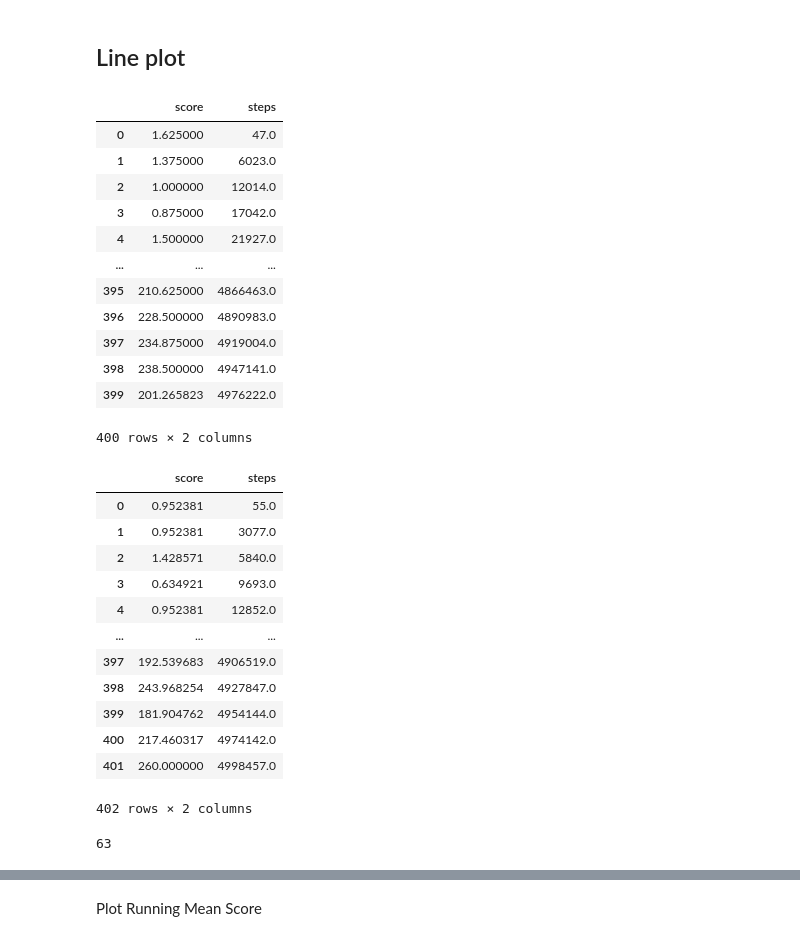
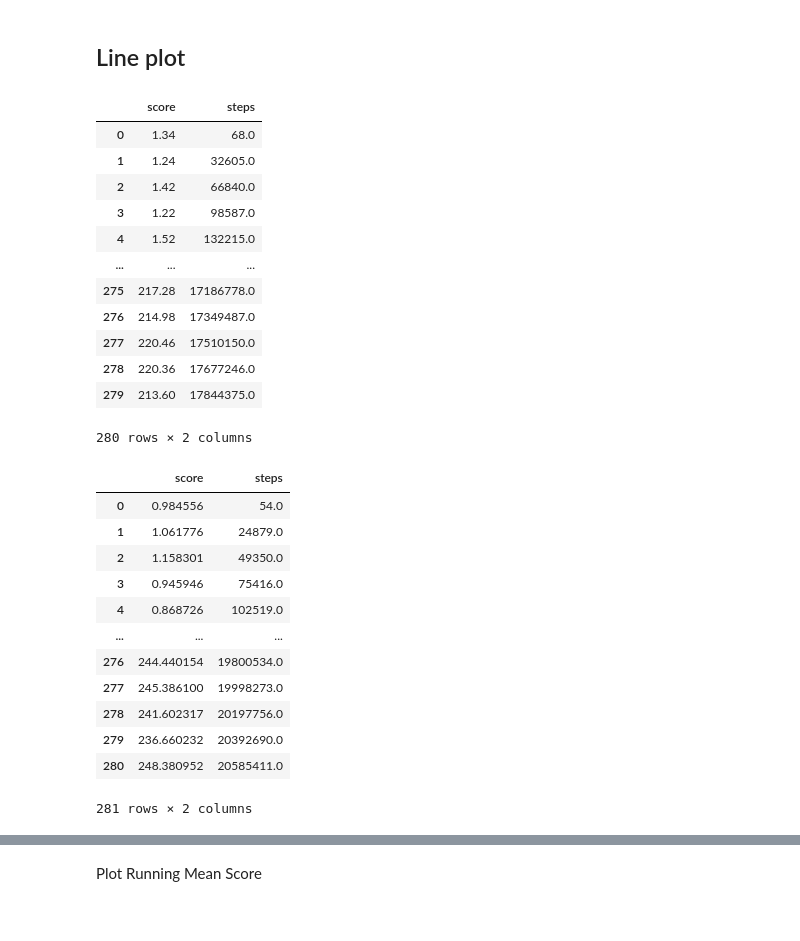
Before and after one commit to vietnhprivat/snake_ai, a Jupyter notebook: src/Classes/data_collection.ipynb, the cells around one changed output, grey strips where cells are left out. Drawn from its saved outputs; the diff is of its cells as text; code cells hidden in the pictures.

```diff
--- a/src/Classes/data_collection.ipynb
+++ b/src/Classes/data_collection.ipynb
@@ -37,8 +37,8 @@ def load_data(file_path):
     return dataframe
 
 # Defining data
-onestep = load_data(file_path='DQL_PLOT\TEST_PLOTS\plot_file_onestep_15_01.pkl')
-vector = load_data(file_path='DQL_PLOT\TEST_PLOTS\plot_file_vector_15_01.pkl')
+onestep = load_data(file_path='DQL_PLOT\TEST_PLOTS\onestep_training_17_01.pkl')
+vector = load_data(file_path=r'DQL_PLOT\TEST_PLOTS\vector_training_17_01.pkl')
 # %% [markdown]
 Plot score data
 # %%
@@ -76,65 +78,72 @@ def get_batch(dataframe, mode='max', batch_size=100):
 
     # Calculate the number of batches and the size of the last batch
     num_batches = len(score) // batch_size
     last_batch_size = len(score) % batch_size
 
     # Creating batches
     batched_games = np.array(np.split(score[0: num_batches*batch_size], num_batches))
 
     if mode == 'mean':
         # Calculating mean of each batch
+        batched_rest_mean = np.array(np.mean(score[num_batches*batch_size:]))
+        batched_mean = np.mean(batched_games, axis=1)
+    if mode == 'max':
         batched_rest_mean = np.array(np.max(score[num_batches*batch_size:]))
         batched_mean = np.max(batched_games, axis=1)
-    else:
-        batched_rest_mean = np.array(np.mean(score[num_batches*batch_size:]))
-        batched_mean = np.mean(batched_games, axis=1)
 
     # Greating batched mean and batched game
     batched_score = np.concatenate((batched_mean, [batched_rest_mean]))
     batched_game = game[::batch_size]
 
     data = {'score' : batched_score,
             'steps' : batched_game}
 
     batched_df = pd.DataFrame(data = data)
 
     return batched_df
 
-onestep_max = get_batch(onestep, mode='max', batch_size=80)
-vector_max = get_batch(vector, mode='max', batch_size=63)
 
-display(onestep_max, vector_max)
+
+
+
+onestep_max = get_batch(onestep, mode='mean', batch_size=500)
+
+score = np.array(vector['scores'])
+convert = len(score)//len(onestep_max)
+
+vector_max = get_batch(vector, mode='mean', batch_size=convert)
 
 score = np.array(vector['scores'])
 len(score)//len(onestep_max)
+
+display(onestep_max, vector_max)
 # %% [output]
 |  | score | steps |
-| 0 | 1.625000 | 47.0 |
-| 1 | 1.375000 | 6023.0 |
-| 2 | 1.000000 | 12014.0 |
-| 3 | 0.875000 | 17042.0 |
-| 4 | 1.500000 | 21927.0 |
+| 0 | 1.34 | 68.0 |
+| 1 | 1.24 | 32605.0 |
+| 2 | 1.42 | 66840.0 |
+| 3 | 1.22 | 98587.0 |
+| 4 | 1.52 | 132215.0 |
 | ... | ... | ... |
-| 395 | 210.625000 | 4866463.0 |
-| 396 | 228.500000 | 4890983.0 |
-| 397 | 234.875000 | 4919004.0 |
-| 398 | 238.500000 | 4947141.0 |
-| 399 | 201.265823 | 4976222.0 |
+| 275 | 217.28 | 17186778.0 |
+| 276 | 214.98 | 17349487.0 |
+| 277 | 220.46 | 17510150.0 |
+| 278 | 220.36 | 17677246.0 |
+| 279 | 213.60 | 17844375.0 |
-400 rows × 2 columns
+280 rows × 2 columns
 |  | score | steps |
-| 0 | 0.952381 | 55.0 |
-| 1 | 0.952381 | 3077.0 |
-| 2 | 1.428571 | 5840.0 |
-| 3 | 0.634921 | 9693.0 |
-| 4 | 0.952381 | 12852.0 |
+| 0 | 0.984556 | 54.0 |
+| 1 | 1.061776 | 24879.0 |
+| 2 | 1.158301 | 49350.0 |
+| 3 | 0.945946 | 75416.0 |
+| 4 | 0.868726 | 102519.0 |
 | ... | ... | ... |
-| 397 | 192.539683 | 4906519.0 |
-| 398 | 243.968254 | 4927847.0 |
-| 399 | 181.904762 | 4954144.0 |
-| 400 | 217.460317 | 4974142.0 |
-| 401 | 260.000000 | 4998457.0 |
+| 276 | 244.440154 | 19800534.0 |
+| 277 | 245.386100 | 19998273.0 |
+| 278 | 241.602317 | 20197756.0 |
+| 279 | 236.660232 | 20392690.0 |
+| 280 | 248.380952 | 20585411.0 |
-402 rows × 2 columns
+281 rows × 2 columns
-63
 # %%
 import matplotlib.pyplot as plt
 
```
Also changed, not shown: parts of 3 cells of this notebook, 1 other file.
